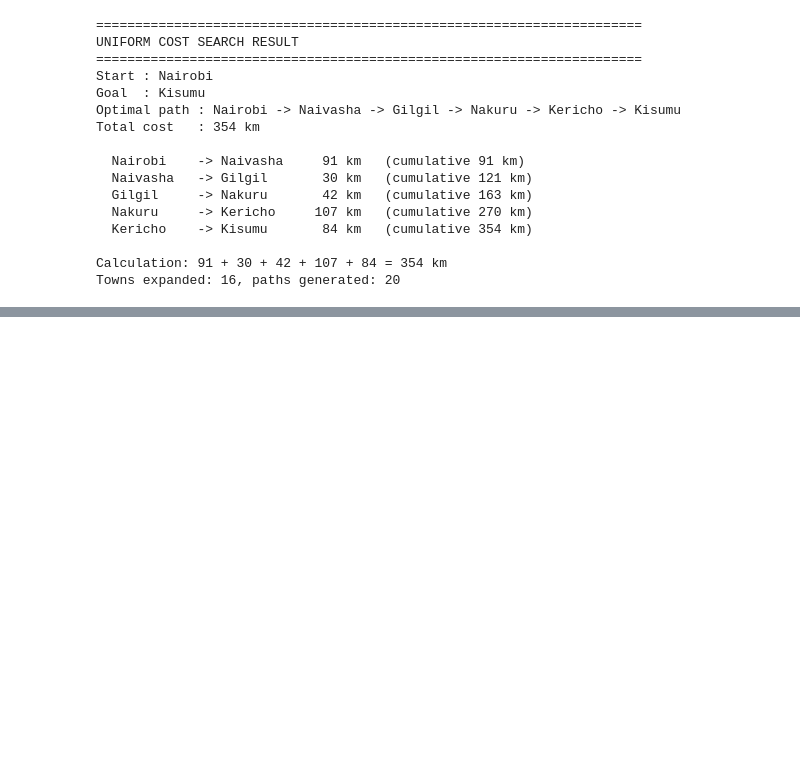
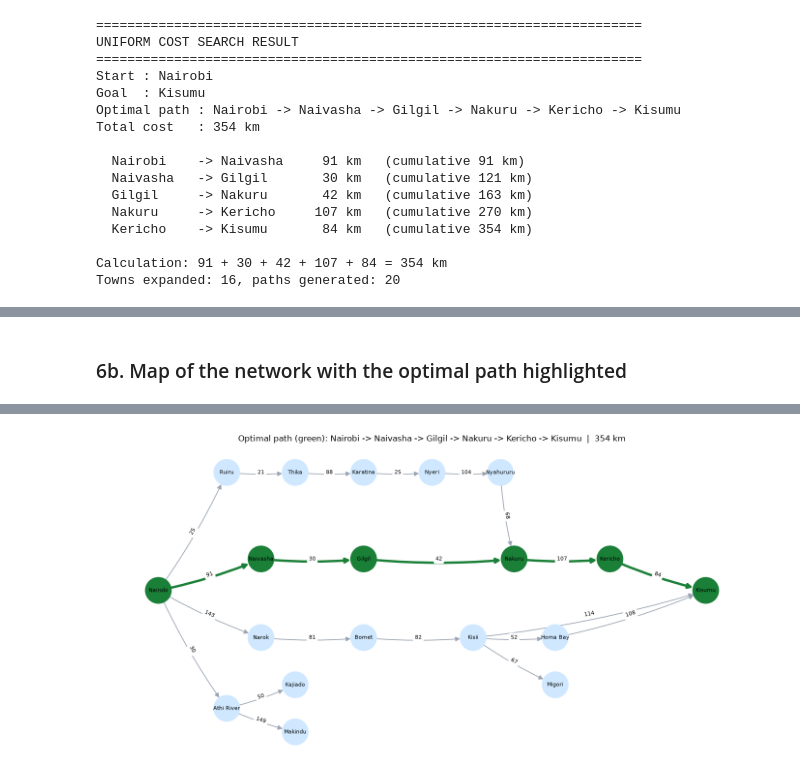
Before and after one commit to AustinNganga/PS-Agents, a Jupyter notebook: UCS_Trailer.ipynb, the cells around one changed output, grey strips where cells are left out. Cells and saved outputs as stored; diff of their text form; code cells hidden in the pictures; blank space fills up the shorter version.

Commit message:
Verification, visualisation and Conclusion

```diff
--- a/UCS_Trailer.ipynb
+++ b/UCS_Trailer.ipynb
@@ -244,0 +265,40 @@ Towns expanded: 16, paths generated: 20
+# %% [markdown]
+### 6b. Map of the network with the optimal path highlighted
+# %%
+try:
+    import networkx as nx
+    import matplotlib.pyplot as plt
+except ImportError:
+    %pip install -q networkx matplotlib
+    import networkx as nx
+    import matplotlib.pyplot as plt
+
+G = nx.DiGraph()
+for a, b, km in EDGES:
+    G.add_edge(a, b, weight=km)
+
+# Hand-placed layout: west to east roughly follows the journey, three corridors stacked
+pos = {
+    "Nairobi": (0, 0),
+    "Ruiru": (1, 3), "Thika": (2, 3), "Karatina": (3, 3), "Nyeri": (4, 3), "Nyahururu": (5, 3),
+    "Athi River": (1, -3), "Makindu": (2, -3.6), "Kajiado": (2, -2.4),
+    "Naivasha": (1.5, 0.8), "Gilgil": (3, 0.8), "Nakuru": (5.2, 0.8), "Kericho": (6.6, 0.8),
+    "Narok": (1.5, -1.2), "Bomet": (3, -1.2), "Kisii": (4.6, -1.2),
+    "Migori": (5.8, -2.4), "Homa Bay": (5.8, -1.2), "Kisumu": (8, 0),
+}
+
+on_path = set(zip(path, path[1:]))
+edge_colors = ["#1a7f37" if e in on_path else "#9aa4b2" for e in G.edges()]
+edge_widths = [3.5 if e in on_path else 1.2 for e in G.edges()]
+node_colors = ["#1a7f37" if n in path else "#cfe8ff" for n in G.nodes()]
+
+plt.figure(figsize=(14, 7))
+nx.draw_networkx(G, pos, node_color=node_colors, edge_color=edge_colors, width=edge_widths,
+                 node_size=1500, font_size=8, arrows=True, arrowsize=14,
+                 connectionstyle="arc3,rad=0.05")
+nx.draw_networkx_edge_labels(G, pos, edge_labels=nx.get_edge_attributes(G, "weight"), font_size=8)
+plt.title(f"Optimal path (green): {' -> '.join(path)}  |  {cost} km")
+plt.axis("off")
+plt.tight_layout()
+plt.show()
+# %% [output]
@@ -244,0 +306 @@ Towns expanded: 16, paths generated: 20
+[figure, added]
```
Also changed, not shown: parts of 7 cells of this notebook.
